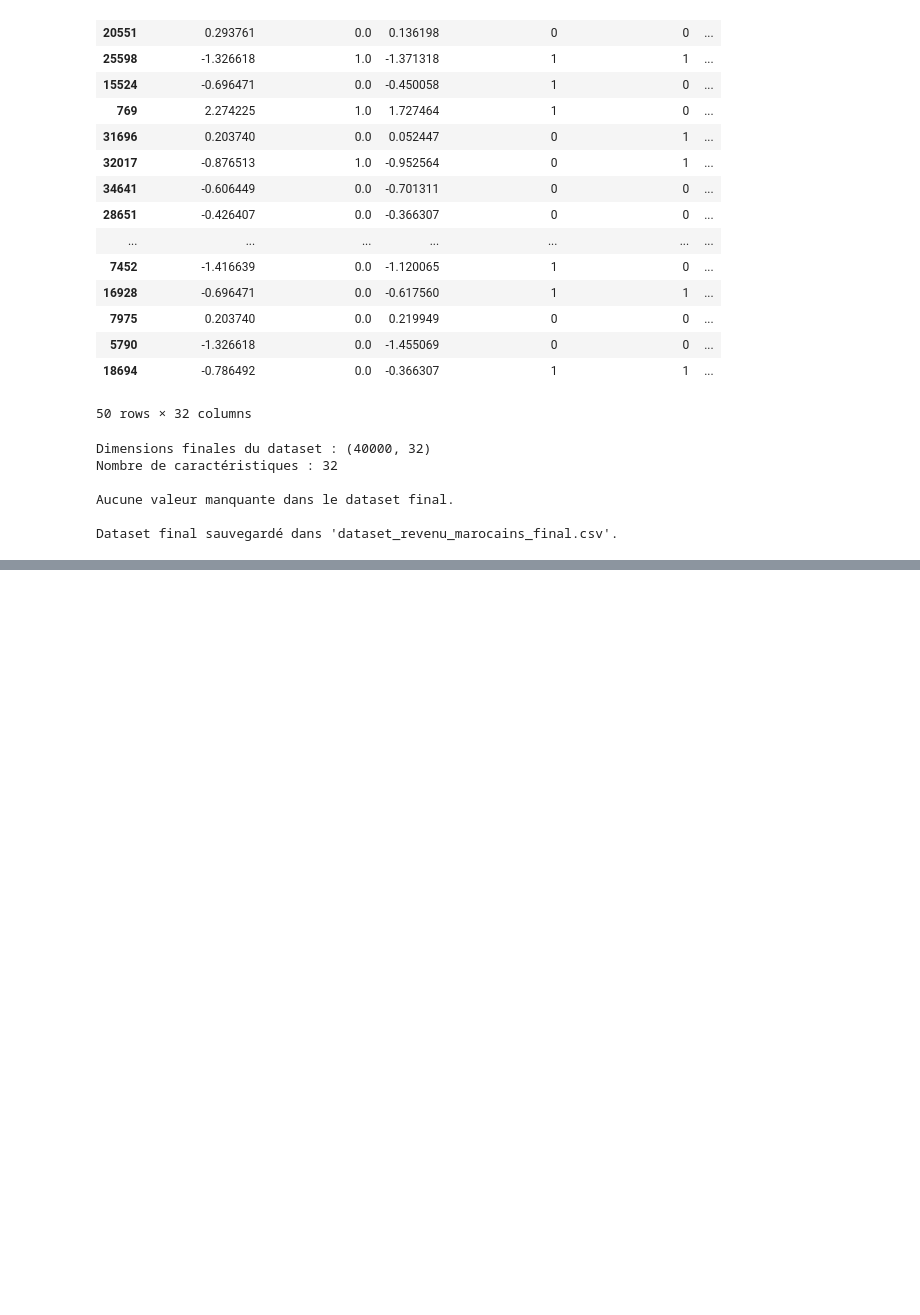
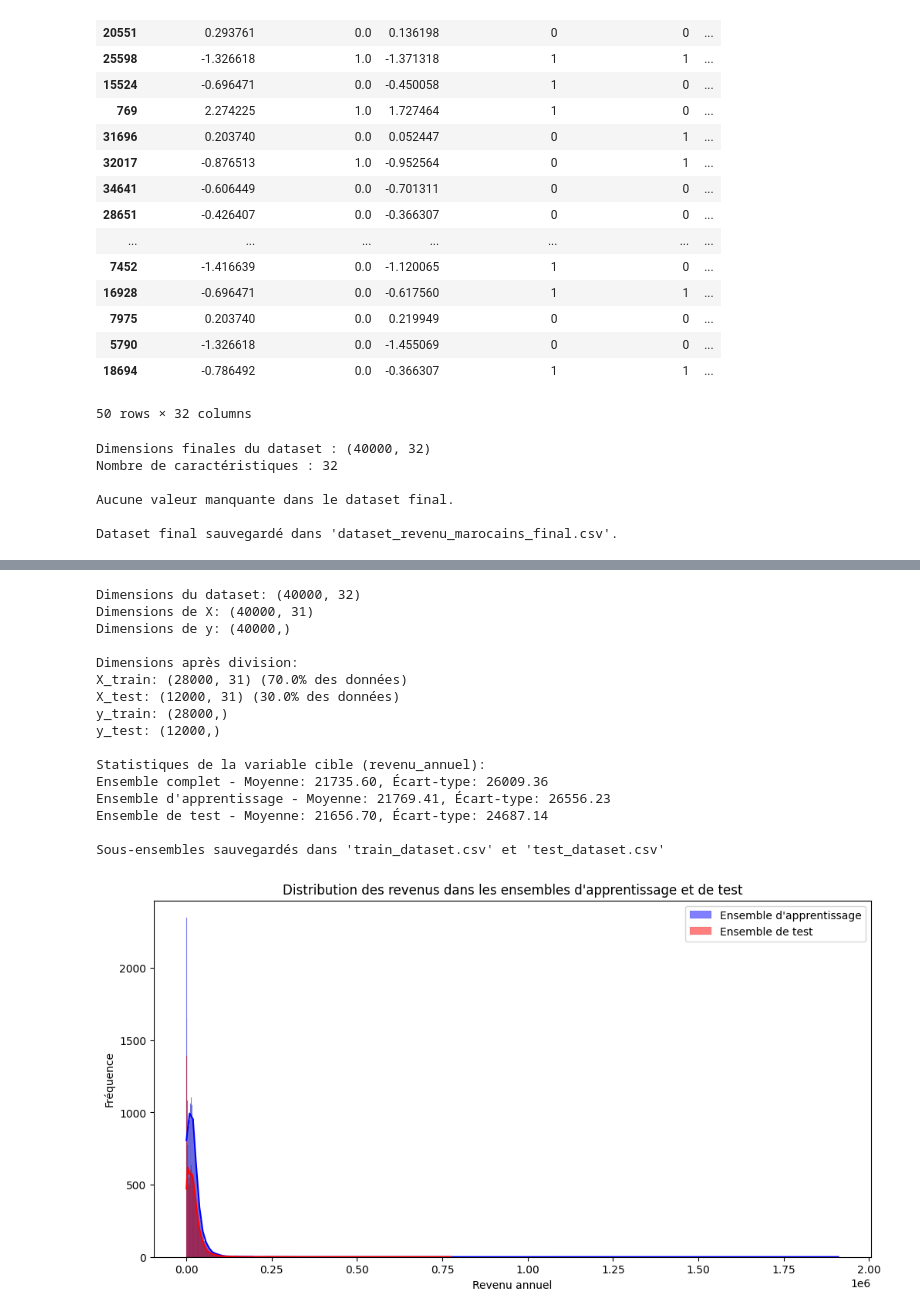
Before and after one commit to mouadd9/annual-revenue-prediction-app, a Jupyter notebook: mini_proj.ipynb, the cells around one changed output, grey strips where cells are left out. Saved outputs shown, nothing was run; the diff lists cells and outputs as text; code cells hidden in the pictures; blank space fills up the shorter version.

Commit message:
added test and train datasets

```diff
--- a/mini_proj.ipynb
+++ b/mini_proj.ipynb
@@ -1907,0 +1938,77 @@ Dataset final sauvegardé dans 'dataset_revenu_marocains_final.csv'.
+# %%
+from sklearn.model_selection import train_test_split
+
+# Chargement du dataset transformé
+df_final = pd.read_csv('dataset_revenu_marocains_final.csv')  # ou le nom que vous avez utilisé
+
+# Vérification des dimensions du dataset
+print(f"Dimensions du dataset: {df_final.shape}")
+
+# Séparation des variables prédictives (X) et de la variable cible (y)
+X = df_final.drop('revenu_annuel', axis=1)  # Toutes les colonnes sauf 'revenu_annuel'
+y = df_final['revenu_annuel']
+
+print(f"Dimensions de X: {X.shape}")
+print(f"Dimensions de y: {y.shape}")
+
+# Division en ensembles d'apprentissage (70%) et de test (30%)
+X_train, X_test, y_train, y_test = train_test_split(
+    X, y,
+    test_size=0.3,   # 30% pour le test
+    random_state=42  # Pour assurer la reproductibilité
+)
+
+# Vérification des dimensions des sous-ensembles
+print("\nDimensions après division:")
+print(f"X_train: {X_train.shape} ({X_train.shape[0]/X.shape[0]:.1%} des données)")
+print(f"X_test: {X_test.shape} ({X_test.shape[0]/X.shape[0]:.1%} des données)")
+print(f"y_train: {y_train.shape}")
+print(f"y_test: {y_test.shape}")
+
+# Vérification de la distribution des revenus dans les sous-ensembles
+print("\nStatistiques de la variable cible (revenu_annuel):")
+print(f"Ensemble complet - Moyenne: {y.mean():.2f}, Écart-type: {y.std():.2f}")
+print(f"Ensemble d'apprentissage - Moyenne: {y_train.mean():.2f}, Écart-type: {y_train.std():.2f}")
+print(f"Ensemble de test - Moyenne: {y_test.mean():.2f}, Écart-type: {y_test.std():.2f}")
+
+# Optionnel: Sauvegarde des sous-ensembles
+# Création de DataFrames complets (avec X et y)
+train_df = pd.concat([X_train, y_train.reset_index(drop=True)], axis=1)
+test_df = pd.concat([X_test, y_test.reset_index(drop=True)], axis=1)
+
+# Sauvegarde
+train_df.to_csv('train_dataset.csv', index=False)
+test_df.to_csv('test_dataset.csv', index=False)
+
+print("\nSous-ensembles sauvegardés dans 'train_dataset.csv' et 'test_dataset.csv'")
+
+# Visualisation de la distribution des revenus dans les deux sous-ensembles
+import matplotlib.pyplot as plt
+import seaborn as sns
+
+plt.figure(figsize=(12, 6))
+sns.histplot(y_train, kde=True, color='blue', alpha=0.5, label='Ensemble d\'apprentissage')
+sns.histplot(y_test, kde=True, color='red', alpha=0.5, label='Ensemble de test')
+plt.title('Distribution des revenus dans les ensembles d\'apprentissage et de test')
+plt.xlabel('Revenu annuel')
+plt.ylabel('Fréquence')
+plt.legend()
+plt.show()
+# %% [output]
+Dimensions du dataset: (40000, 32)
+Dimensions de X: (40000, 31)
+Dimensions de y: (40000,)
+
+Dimensions après division:
+X_train: (28000, 31) (70.0% des données)
+X_test: (12000, 31) (30.0% des données)
+y_train: (28000,)
+y_test: (12000,)
+
+Statistiques de la variable cible (revenu_annuel):
+Ensemble complet - Moyenne: 21735.60, Écart-type: 26009.36
+Ensemble d'apprentissage - Moyenne: 21769.41, Écart-type: 26556.23
+Ensemble de test - Moyenne: 21656.70, Écart-type: 24687.14
+
+Sous-ensembles sauvegardés dans 'train_dataset.csv' et 'test_dataset.csv'
+[figure, added]
```
Also changed, not shown: parts of 3 cells of this notebook, 2 other files.
